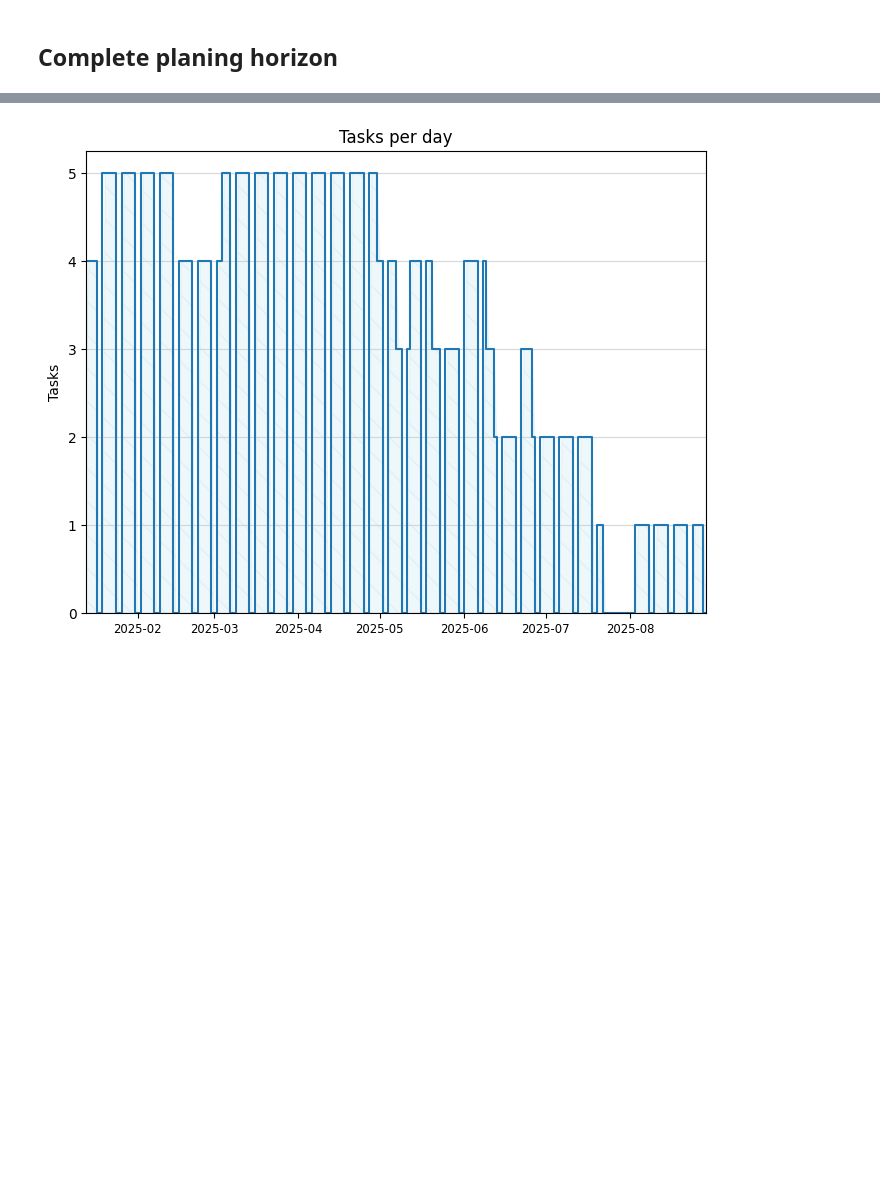
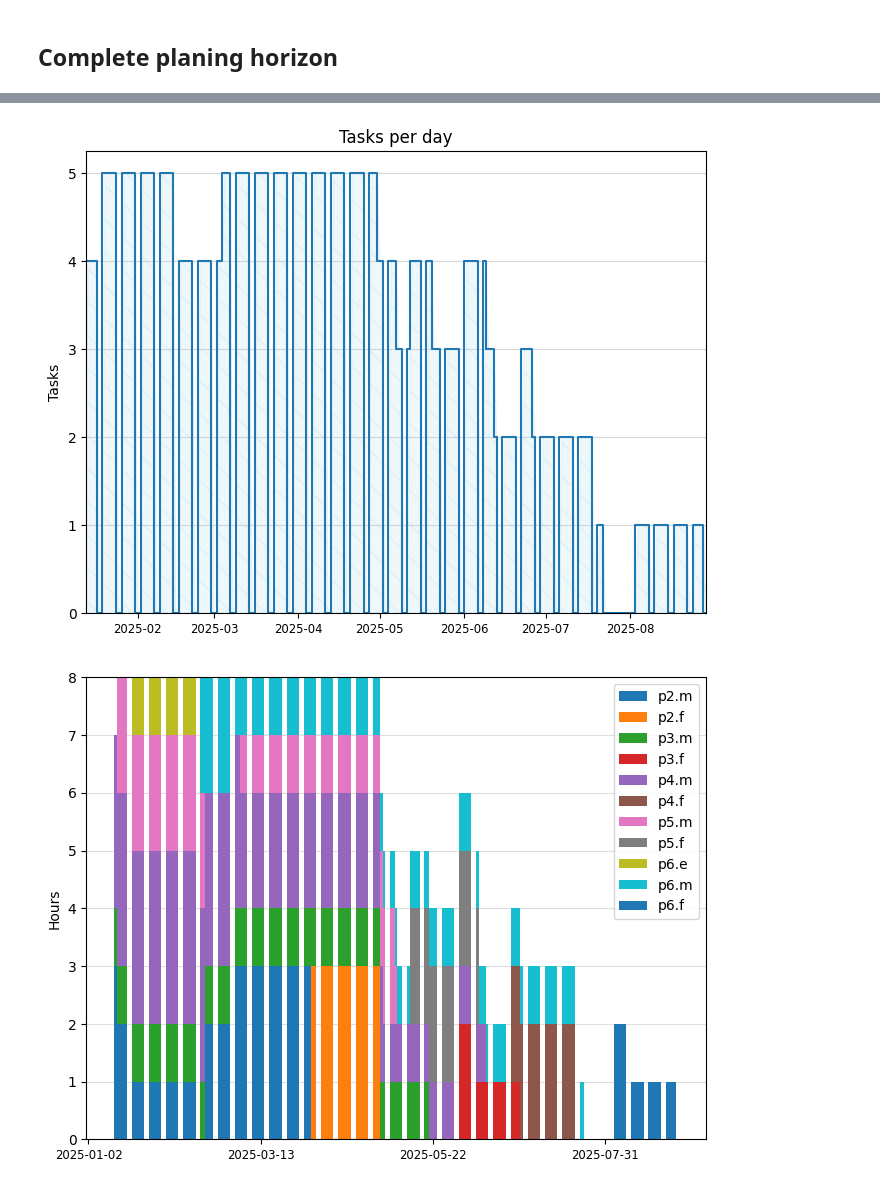
Before and after one commit to romz-pl/Jupyter-Python, a Jupyter notebook: 01-schedule/schedule.ipynb, the cells around one changed output, grey strips where cells are left out. Cells and saved outputs as stored; diff of their text form; code cells hidden in the pictures; blank space fills up the shorter version.

```diff
--- a/01-schedule/schedule.ipynb
+++ b/01-schedule/schedule.ipynb
@@ -70,7 +110,9 @@ plot_tasks_per_day(df, "./output/tasks_a.png")
 # %%
 df = pd.read_csv("./input/schedule_b.csv")
 plot_hours_per_day(df, "./output/hours_b.png")
 plot_tasks_per_day(df, "./output/tasks_b.png")
+plot_tasks_per_day_stacked(df, "./output/stacked_b.png", df.columns[1], df.columns[-1])
 # %% [output]
 [figure]
 [figure]
+[figure, added]
```
Also changed, not shown: parts of 4 cells of this notebook, 3 other files.
